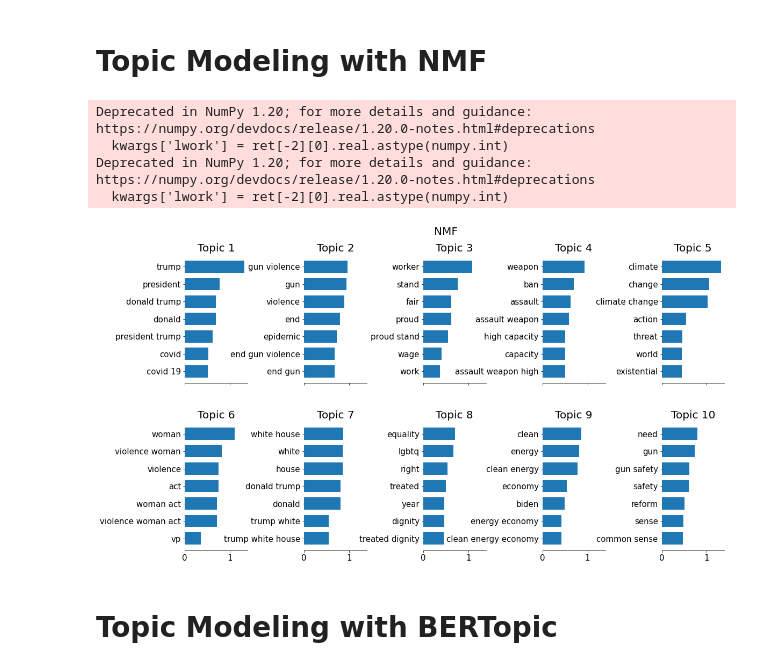
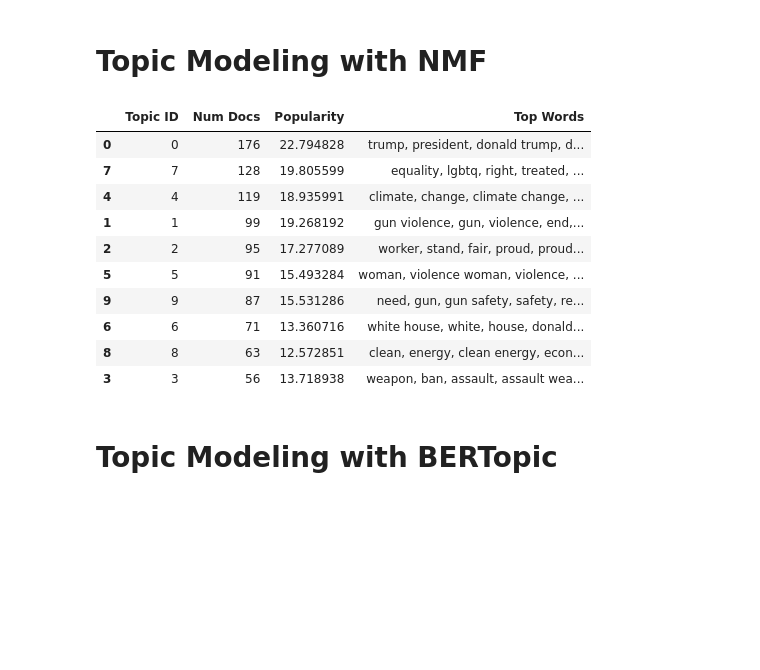
Before and after one commit to stepthom/NLP_course, a Jupyter notebook: topic_models/slides_topicmodeling_biden.ipynb, the cells around one changed output. Saved outputs shown, nothing was run; the diff lists cells and outputs as text; code cells hidden in the pictures; blank space fills up the shorter version.

```diff
--- a/topic_models/slides_topicmodeling_biden.ipynb
+++ b/topic_models/slides_topicmodeling_biden.ipynb
@@ -400,16 +392,21 @@ nmf = NMF(n_components=10,
           l1_ratio=.5,
           )
 
-nmf = nmf.fit(dtm)
+W = nmf.fit_transform(dtm)
-# %% [output]
-Deprecated in NumPy 1.20; for more details and guidance: https://numpy.org/devdocs/release/1.20.0-notes.html#deprecations
-  kwargs['lwork'] = ret[-2][0].real.astype(numpy.int)
-Deprecated in NumPy 1.20; for more details and guidance: https://numpy.org/devdocs/release/1.20.0-notes.html#deprecations
-  kwargs['lwork'] = ret[-2][0].real.astype(numpy.int)
 # %%
-plot_top_words(nmf, feature_names, 7, "NMF")
+get_top_words(nmf, W, feature_names, 7)
 # %% [output]
-[figure, removed]
+|  | Topic ID | Num Docs | Popularity | Top Words |
+| 0 | 0 | 176 | 22.794828 | trump, president, donald trump, d... |
+| 7 | 7 | 128 | 19.805599 | equality, lgbtq, right, treated, ... |
+| 4 | 4 | 119 | 18.935991 | climate, change, climate change, ... |
+| 1 | 1 | 99 | 19.268192 | gun violence, gun, violence, end,... |
+| 2 | 2 | 95 | 17.277089 | worker, stand, fair, proud, proud... |
+| 5 | 5 | 91 | 15.493284 | woman, violence woman, violence, ... |
+| 9 | 9 | 87 | 15.531286 | need, gun, gun safety, safety, re... |
+| 6 | 6 | 71 | 13.360716 | white house, white, house, donald... |
+| 8 | 8 | 63 | 12.572851 | clean, energy, clean energy, econ... |
+| 3 | 3 | 56 | 13.718938 | weapon, ban, assault, assault wea... |
 # %% [markdown]
 # Topic Modeling with BERTopic
 # %%
```
Also changed, not shown: parts of 18 cells of this notebook.
